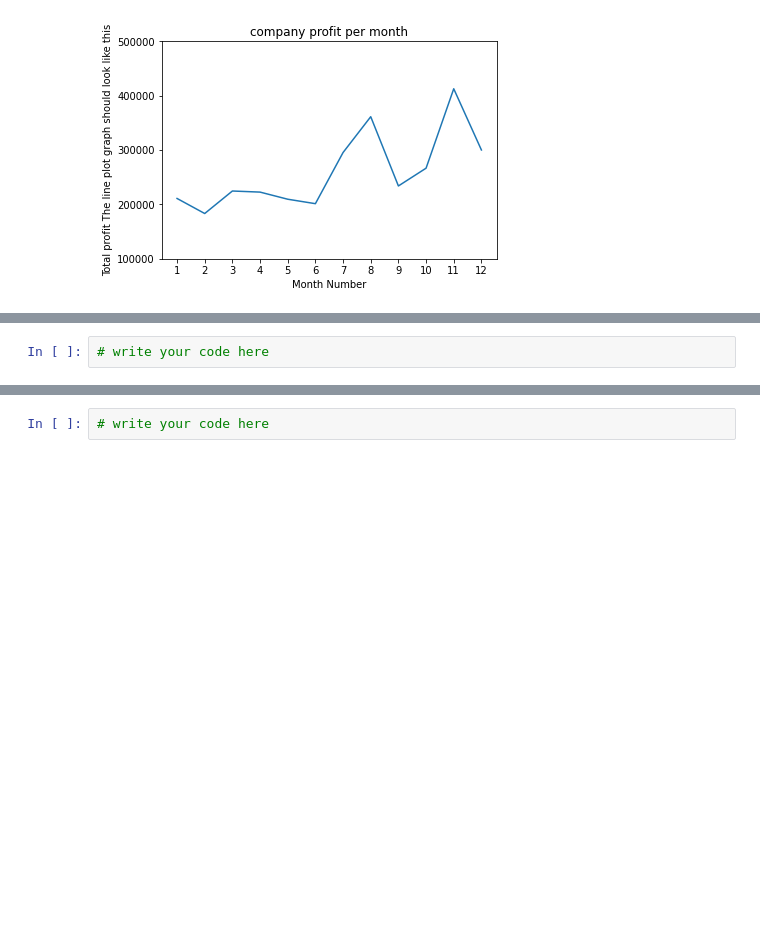
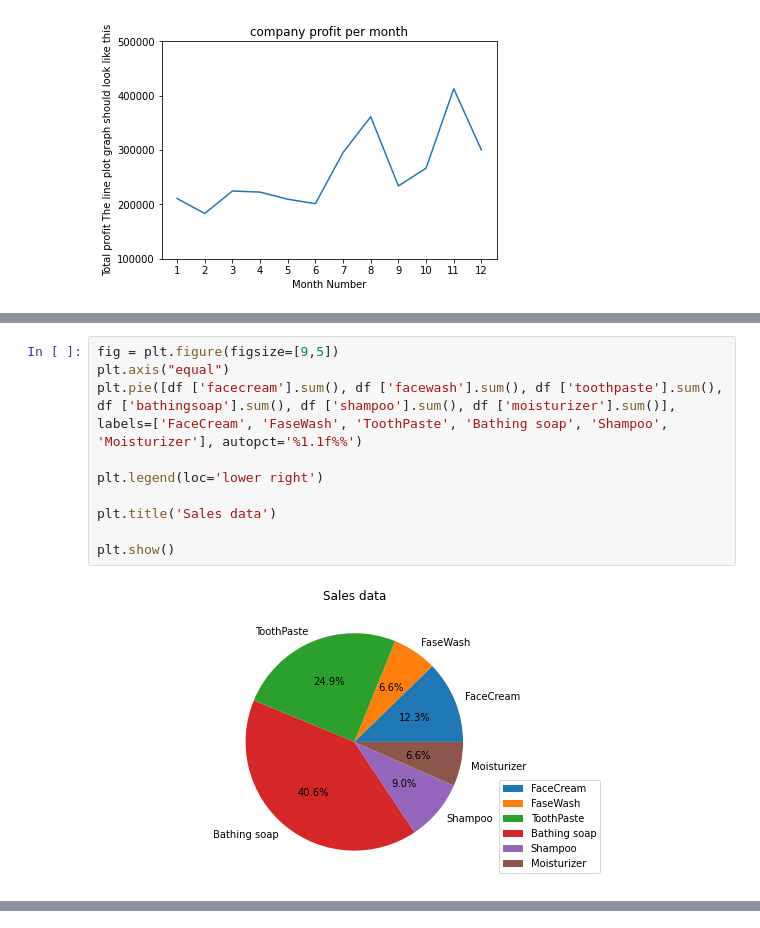
Before and after one commit to Safae-CHERKAOUI/python-for-finance, a Jupyter notebook: day_03/assignments/01-matplotlib_basic_assignment.ipynb, the cells around one changed output, grey strips where cells are left out. Drawn from its saved outputs; the diff is of its cells as text; blank space fills up the shorter version.

```diff
--- a/day_03/assignments/01-matplotlib_basic_assignment.ipynb
+++ b/day_03/assignments/01-matplotlib_basic_assignment.ipynb
@@ -150,8 +176,18 @@ plt.hist(df["total_profit"], bins=[150000, 175000, 200000, 225000,250000, 300000
 **Expected output**
 
 <img src="../data/sales_data_pi_chart.png" alt="sales_data_pi_chart" style="width: 700px;"/>
-# %%
-# write your code here
+# %%
+fig = plt.figure(figsize=[9,5])
+plt.axis("equal")
+plt.pie([df ['facecream'].sum(), df ['facewash'].sum(), df ['toothpaste'].sum(), df ['bathingsoap'].sum(), df ['shampoo'].sum(), df ['moisturizer'].sum()], labels=['FaceCream', 'FaseWash', 'ToothPaste', 'Bathing soap', 'Shampoo', 'Moisturizer'], autopct='%1.1f%%')
+
+plt.legend(loc='lower right')
+
+plt.title('Sales data')
+
+plt.show()
+# %% [output]
+[figure, added]
 # %% [markdown]
 ## Exercise 9
 **Read Bathing soap facewash of all months and display it using the Subplot**
@@ -159,5 +195,3 @@ plt.hist(df["total_profit"], bins=[150000, 175000, 200000, 225000,250000, 300000
 **Expected output**
 
 <img src="../data/Sales_data_of_a_facewash.png" alt="Sales_data_of_a_facewash" style="width: 700px;"/>
-# %%
-# write your code here
```
Also changed, not shown: parts of 11 cells of this notebook.
